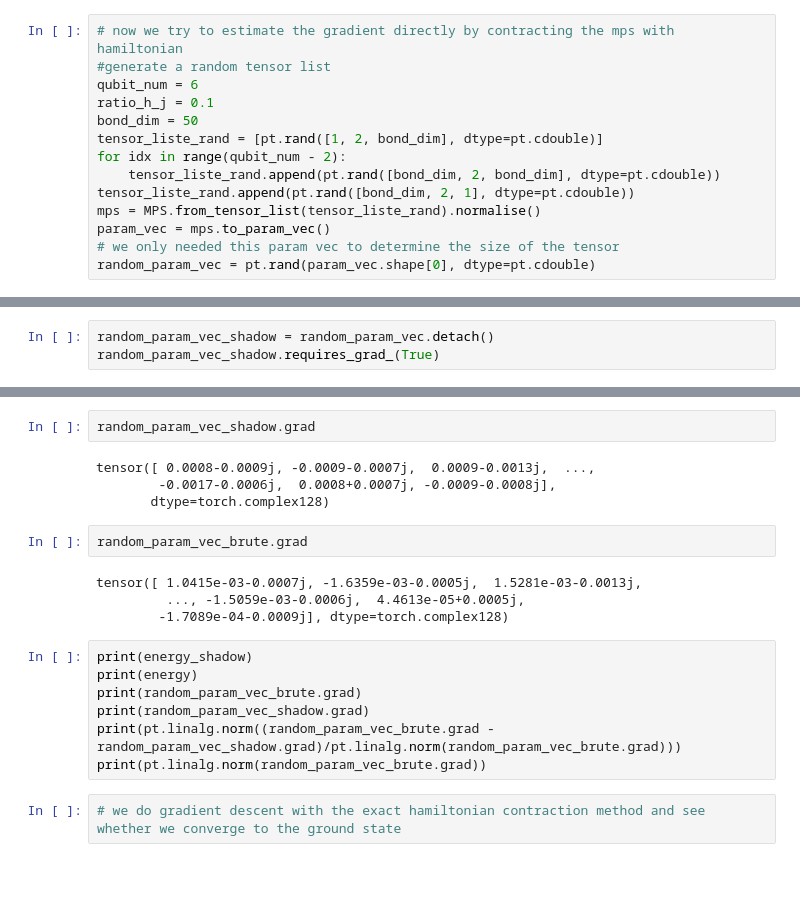
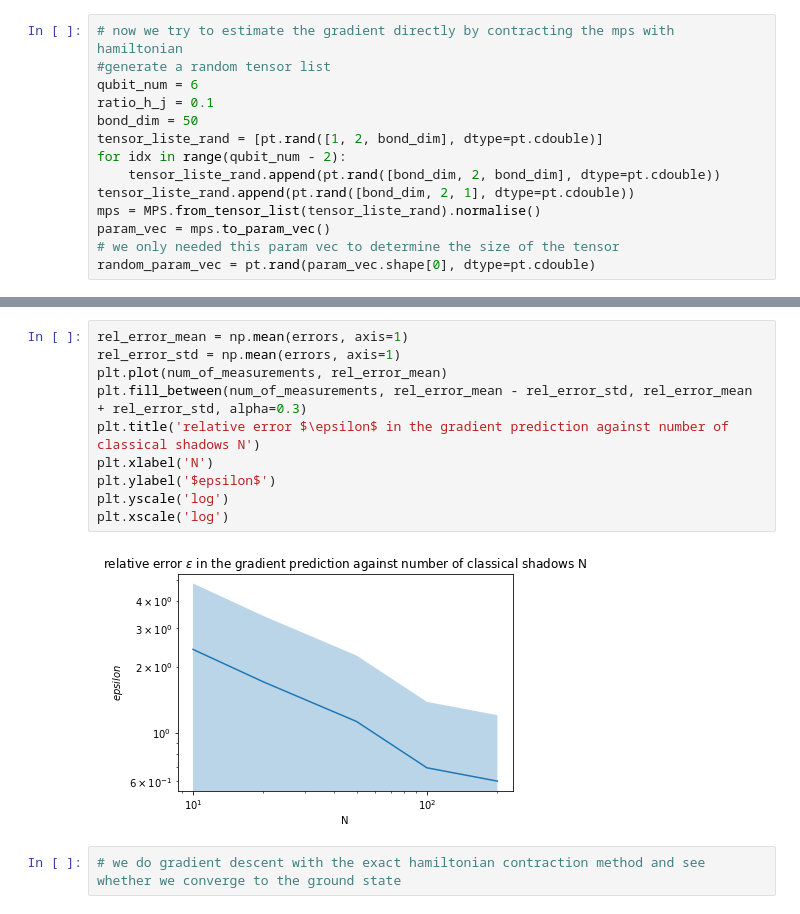
Before and after one commit to LennartBuerger/classical-shadows-for-1d-TFIM-energy-estimation, a Jupyter notebook: display_data/mps_display.ipynb, the cells around one changed output, grey strips where cells are left out. Drawn from its saved outputs; the diff is of its cells as text; blank space fills up the shorter version.

```diff
--- a/display_data/mps_display.ipynb
+++ b/display_data/mps_display.ipynb
@@ -122,3 +120,0 @@ print(bf_grad)
-# %%
-random_param_vec_shadow = random_param_vec.detach()
-random_param_vec_shadow.requires_grad_(True)
@@ -158,22 +169,15 @@ SH E = 0.6225056648254395
-# %%
-random_param_vec_shadow.grad
-# %% [output]
-tensor([ 0.0008-0.0009j, -0.0009-0.0007j,  0.0009-0.0013j,  ...,
-        -0.0017-0.0006j,  0.0008+0.0007j, -0.0009-0.0008j],
-       dtype=torch.complex128)
-# %%
-random_param_vec_brute.grad
-# %% [output]
-tensor([ 1.0415e-03-0.0007j, -1.6359e-03-0.0005j,  1.5281e-03-0.0013j,
-         ..., -1.5059e-03-0.0006j,  4.4613e-05+0.0005j,
-        -1.7089e-04-0.0009j], dtype=torch.complex128)
-# %%
-print(energy_shadow)
-print(energy)
-print(random_param_vec_brute.grad)
-print(random_param_vec_shadow.grad)
-print(pt.linalg.norm((random_param_vec_brute.grad - random_param_vec_shadow.grad)/pt.linalg.norm(random_param_vec_brute.grad)))
-print(pt.linalg.norm(random_param_vec_brute.grad))
+# %%
+rel_error_mean = np.mean(errors, axis=1)
+rel_error_std = np.mean(errors, axis=1)
+plt.plot(num_of_measurements, rel_error_mean)
+plt.fill_between(num_of_measurements, rel_error_mean - rel_error_std, rel_error_mean + rel_error_std, alpha=0.3)
+plt.title('relative error $\epsilon$ in the gradient prediction against number of classical shadows N')
+plt.xlabel('N')
+plt.ylabel('$epsilon$')
+plt.yscale('log')
+plt.xscale('log')
+# %% [output]
+[figure, added]
 # %%
 # we do gradient descent with the exact hamiltonian contraction method and see whether we converge to the ground state
 # %%
```
Also changed, not shown: parts of 23 cells of this notebook, 2 other files.
